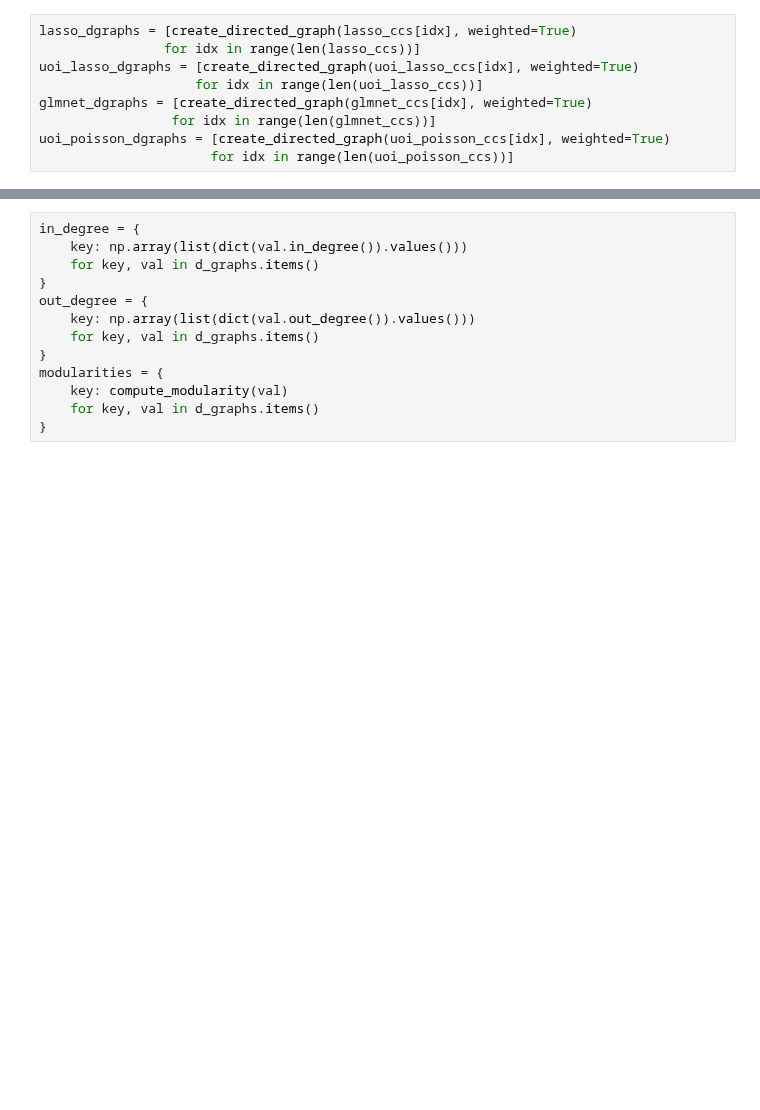
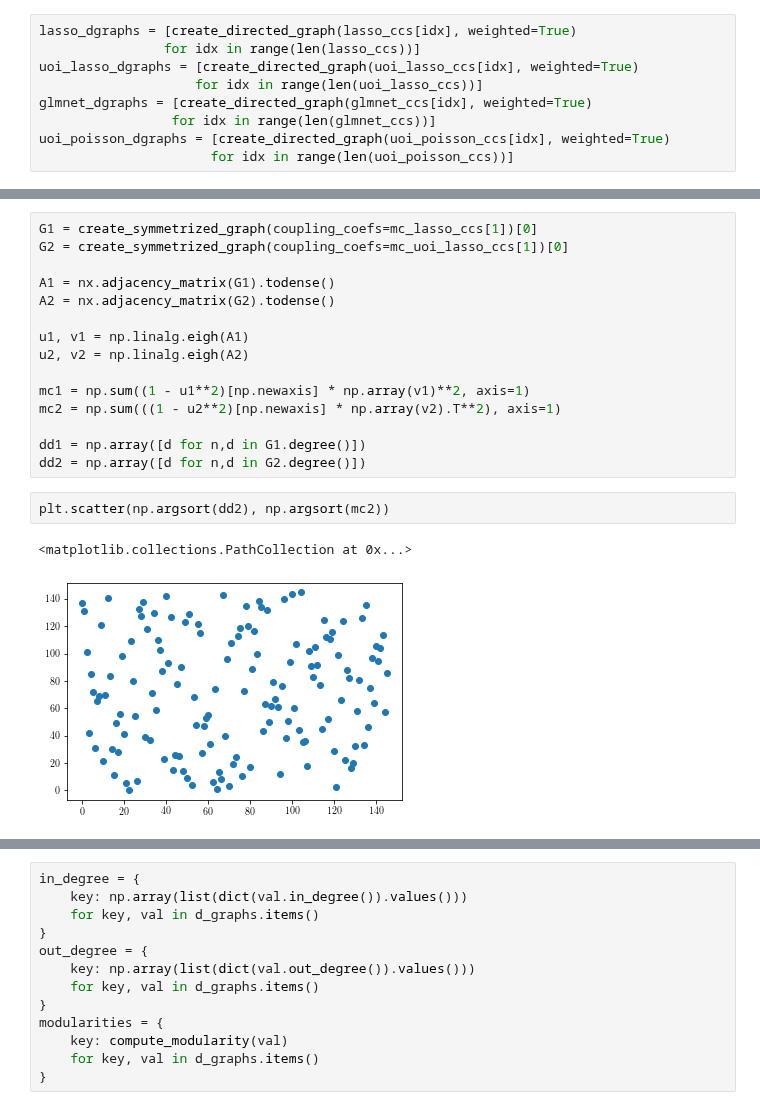
Before and after one commit to BouchardLab/neuroinference, a Jupyter notebook: notebooks/coupling/graph_analysis.ipynb, the cells around one changed output, grey strips where cells are left out. Saved outputs shown, nothing was run; the diff lists cells and outputs as text; blank space fills up the shorter version.

```diff
--- a/notebooks/coupling/graph_analysis.ipynb
+++ b/notebooks/coupling/graph_analysis.ipynb
@@ -94,0 +184,20 @@ d_graphs = {
+# %%
+G1 = create_symmetrized_graph(coupling_coefs=mc_lasso_ccs[1])[0]
+G2 = create_symmetrized_graph(coupling_coefs=mc_uoi_lasso_ccs[1])[0]
+
+A1 = nx.adjacency_matrix(G1).todense()
+A2 = nx.adjacency_matrix(G2).todense()
+
+u1, v1 = np.linalg.eigh(A1)
+u2, v2 = np.linalg.eigh(A2)
+
+mc1 = np.sum((1 - u1**2)[np.newaxis] * np.array(v1)**2, axis=1)
+mc2 = np.sum(((1 - u2**2)[np.newaxis] * np.array(v2).T**2), axis=1)
+
+dd1 = np.array([d for n,d in G1.degree()])
+dd2 = np.array([d for n,d in G2.degree()])
+# %%
+plt.scatter(np.argsort(dd2), np.argsort(mc2))
+# %% [output]
+<matplotlib.collections.PathCollection at 0x...>
+[figure, added]
```
Also changed, not shown: parts of 28 cells of this notebook, 2 other files.
